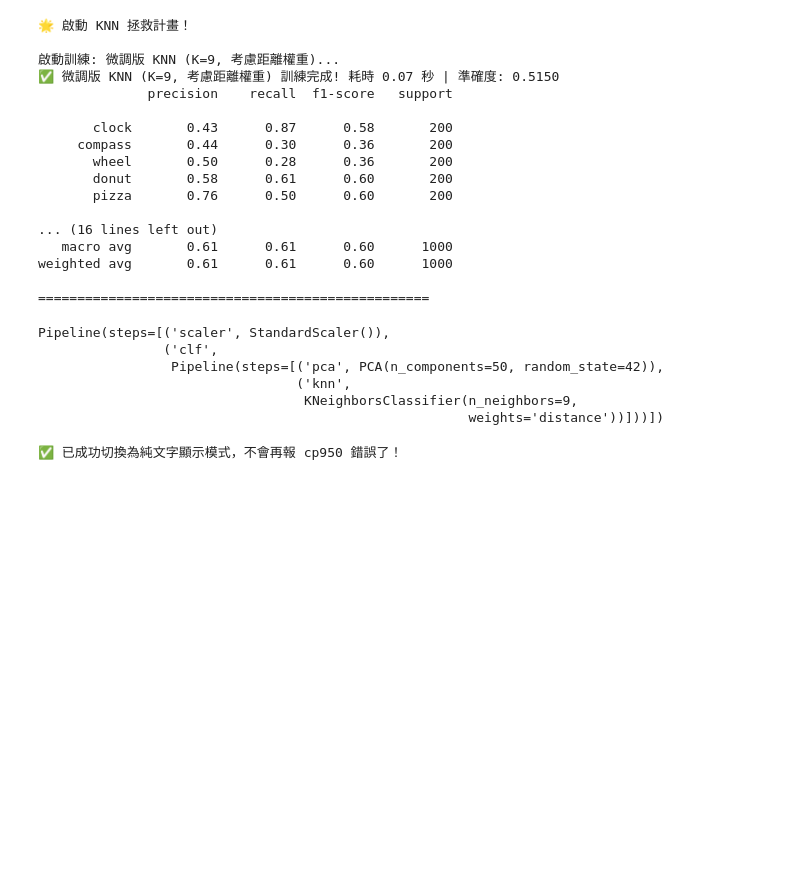
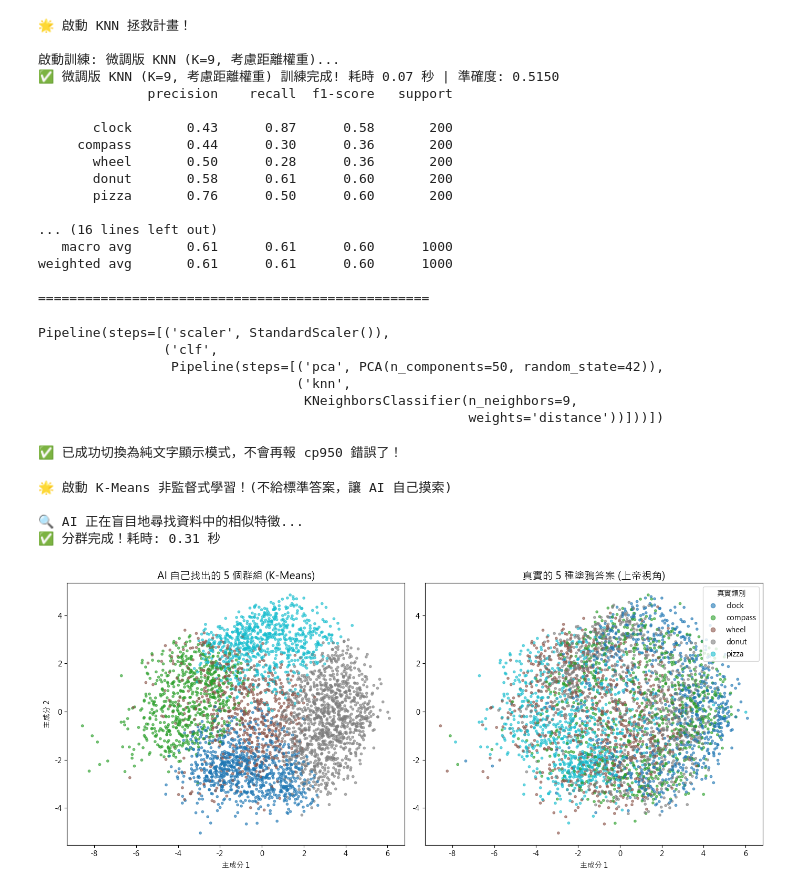
Before and after one commit to Xuan-xing/ML-QuickDraw-Classifier, a Jupyter notebook: program.ipynb, the cells around one changed output. Saved outputs shown, nothing was run; the diff lists cells and outputs as text; code cells hidden in the pictures; blank space fills up the shorter version.

```diff
--- a/program.ipynb
+++ b/program.ipynb
@@ -582,3 +582,63 @@ set_config(display="text")
 print("✅ 已成功切換為純文字顯示模式，不會再報 cp950 錯誤了！")
 # %% [output]
 ✅ 已成功切換為純文字顯示模式，不會再報 cp950 錯誤了！
+# %%
+from sklearn.cluster import KMeans
+from sklearn.decomposition import PCA
+import matplotlib.pyplot as plt
+import numpy as np
+import time
+
+print("🌟 啟動 K-Means 非監督式學習！(不給標準答案，讓 AI 自己摸索)\n")
+
+# 1. 建立 K-Means 模型
+# 我們偷偷知道資料有 5 種 (時鐘、指南針、輪子、甜甜圈、披薩)，所以請它找 5 群 (n_clusters=5)
+kmeans_model = KMeans(n_clusters=5, random_state=42, n_init=10)
+
+# 2. 訓練模型 (注意看！這裡只有 X_train_B，沒有 y_train_B！)
+start_time = time.time()
+# 為了加快速度與去除雜訊，我們先用 PCA 降維到 50 維再分群
+pca = PCA(n_components=50, random_state=42)
+X_train_pca = pca.fit_transform(X_train_B)
+
+print("🔍 AI 正在盲目地尋找資料中的相似特徵...")
+kmeans_model.fit(X_train_pca)
+print(f"✅ 分群完成！耗時: {time.time() - start_time:.2f} 秒\n")
+
+# 3. 取得 AI 自己分出來的標籤 (0, 1, 2, 3, 4)
+# 注意：這些數字不代表真實的類別，只是 AI 說「這是第 0 群、這是第 1 群...」
+ai_clusters = kmeans_model.labels_
+
+# 4. 視覺化大招：把 784 維降到「2 維」畫在平面上，看看 AI 分得好不好！
+pca_2d = PCA(n_components=2, random_state=42)
+X_2d = pca_2d.fit_transform(X_train_B)
+
+plt.figure(figsize=(14, 6))
+plt.rcParams['font.sans-serif'] = ['Arial Unicode MS', 'Microsoft JhengHei', 'SimHei']
+
+# 左圖：AI 盲分出來的群組
+plt.subplot(1, 2, 1)
+scatter1 = plt.scatter(X_2d[:, 0], X_2d[:, 1], c=ai_clusters, cmap='tab10', alpha=0.6, s=10)
+plt.title("AI 自己找出的 5 個群組 (K-Means)", fontsize=14)
+plt.xlabel("主成分 1")
+plt.ylabel("主成分 2")
+
+# 右圖：上帝視角的真實答案
+plt.subplot(1, 2, 2)
+scatter2 = plt.scatter(X_2d[:, 0], X_2d[:, 1], c=y_train_B, cmap='tab10', alpha=0.6, s=10)
+plt.title("真實的 5 種塗鴉答案 (上帝視角)", fontsize=14)
+plt.xlabel("主成分 1")
+
+# 添加圖例
+legend1 = plt.legend(*scatter2.legend_elements(), title="真實類別", loc="upper right")
+for i, text in enumerate(legend1.get_texts()):
+    text.set_text(GROUP_B[i])
+
+plt.tight_layout()
+plt.show()
+# %% [output]
+🌟 啟動 K-Means 非監督式學習！(不給標準答案，讓 AI 自己摸索)
+
+🔍 AI 正在盲目地尋找資料中的相似特徵...
+✅ 分群完成！耗時: 0.31 秒
+[figure, added]
```
